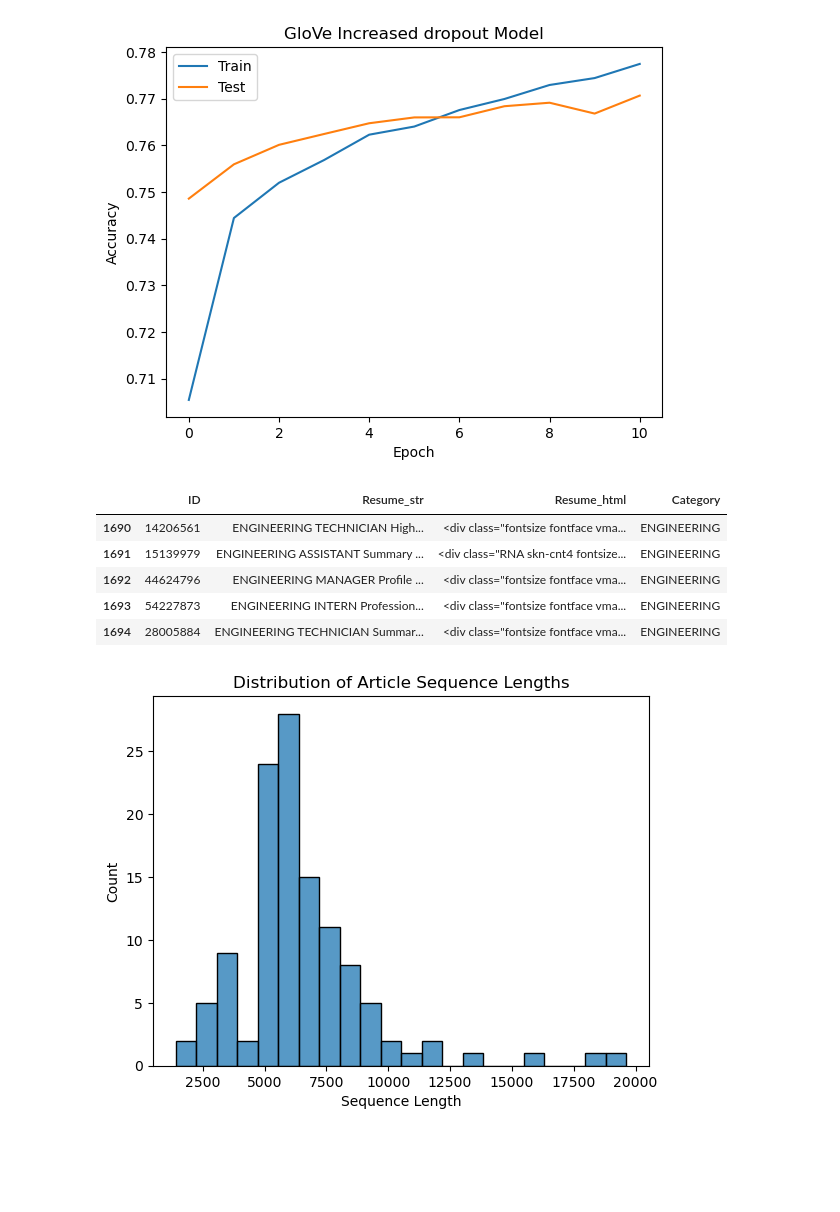
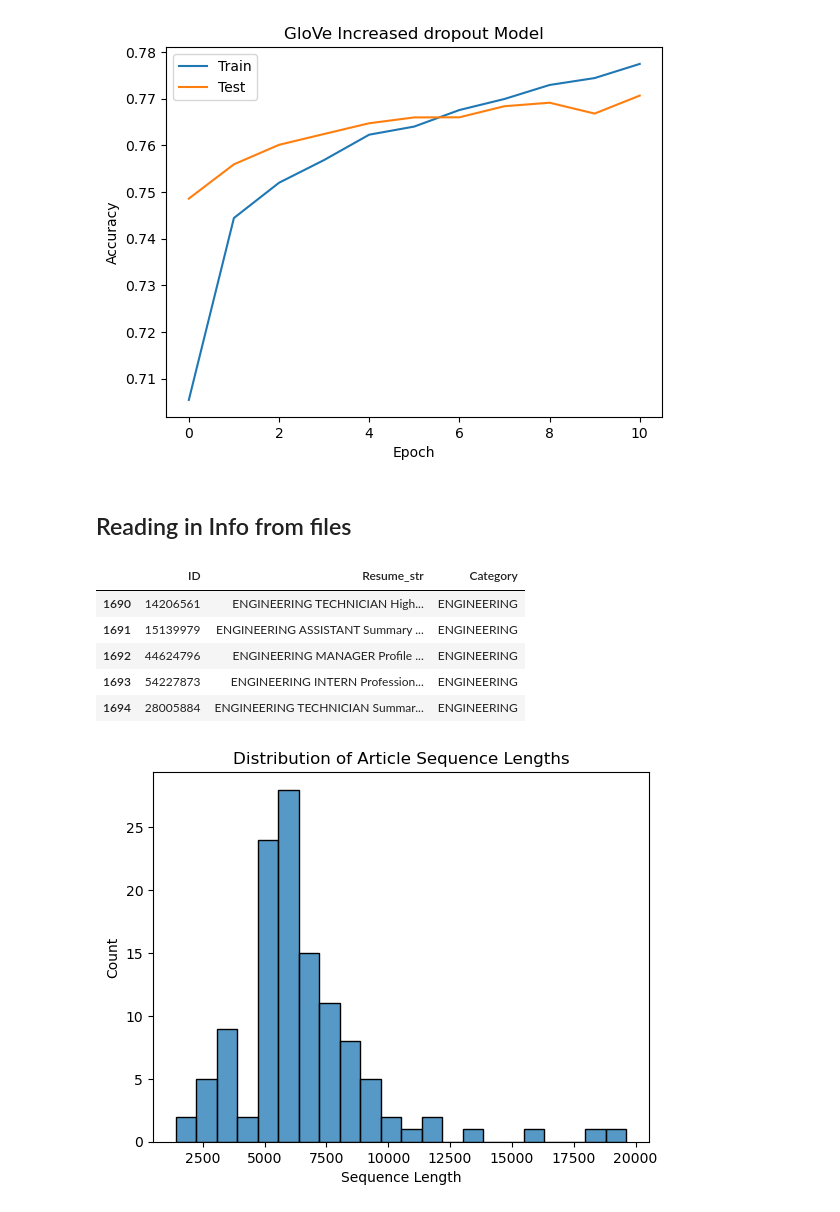
Before and after one commit to lattiric/ML_NN_Final_Proj, a Jupyter notebook: labWill_1.ipynb, the cells around one changed output. Drawn from its saved outputs; the diff is of its cells as text; code cells hidden in the pictures; blank space fills up the shorter version.

```diff
--- a/labWill_1.ipynb
+++ b/labWill_1.ipynb
@@ -374,3 +374,5 @@ plot_loss_accuracy(gloveModelMoreDropoutHistory, "GloVe Increased dropout Model"
 [figure]
 [figure]
 [figure]
+# %% [markdown]
+## Reading in Info from files
@@ -377,21 +384,29 @@ plot_loss_accuracy(gloveModelMoreDropoutHistory, "GloVe Increased dropout Model"
 # %%
 #import the resumes dataset
 resumes = pd.read_csv("../Data/Resume.csv")
 
-resumes.head()
+conceptNetModelMoreDropout = load_model("../Data/conceptNetModelMoreDropout.h5")
+gloveModelMoreDropout = load_model("../Data/gloveModelMoreDropout.h5")
+
+#import the tokenizer..pickle
+with open('../Data/tokenizer.pickle', 'rb') as handle:
+    tokenizer = pickle.load(handle)
+
+MAX_ART_LEN = 155
+
 #drop the resume_html column
-#resumes = resumes.drop(columns=['Resume_html'])
+resumes = resumes.drop(columns=['Resume_html'])
 
 #show value counts for each category
 resumes['Category'].value_counts()
 
 engineering_resumes = resumes[resumes['Category'] == 'ENGINEERING']
 engineering_resumes.head()
 # %% [output]
-|  | ID | Resume_str | Resume_html | Category |
-| 1690 | 14206561 | ENGINEERING TECHNICIAN High... | <div class="fontsize fontface vma... | ENGINEERING |
-| 1691 | 15139979 | ENGINEERING ASSISTANT Summary ... | <div class="RNA skn-cnt4 fontsize... | ENGINEERING |
-| 1692 | 44624796 | ENGINEERING MANAGER Profile ... | <div class="fontsize fontface vma... | ENGINEERING |
-| 1693 | 54227873 | ENGINEERING INTERN Profession... | <div class="fontsize fontface vma... | ENGINEERING |
-| 1694 | 28005884 | ENGINEERING TECHNICIAN Summar... | <div class="fontsize fontface vma... | ENGINEERING |
+|  | ID | Resume_str | Category |
+| 1690 | 14206561 | ENGINEERING TECHNICIAN High... | ENGINEERING |
+| 1691 | 15139979 | ENGINEERING ASSISTANT Summary ... | ENGINEERING |
+| 1692 | 44624796 | ENGINEERING MANAGER Profile ... | ENGINEERING |
+| 1693 | 54227873 | ENGINEERING INTERN Profession... | ENGINEERING |
+| 1694 | 28005884 | ENGINEERING TECHNICIAN Summar... | ENGINEERING |
 # %%
```
Also changed, not shown: parts of 16 cells of this notebook.
